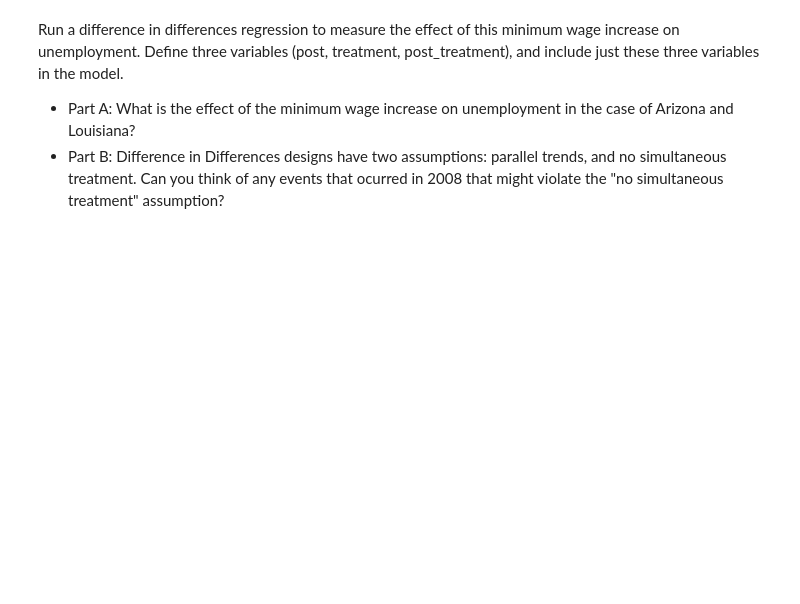
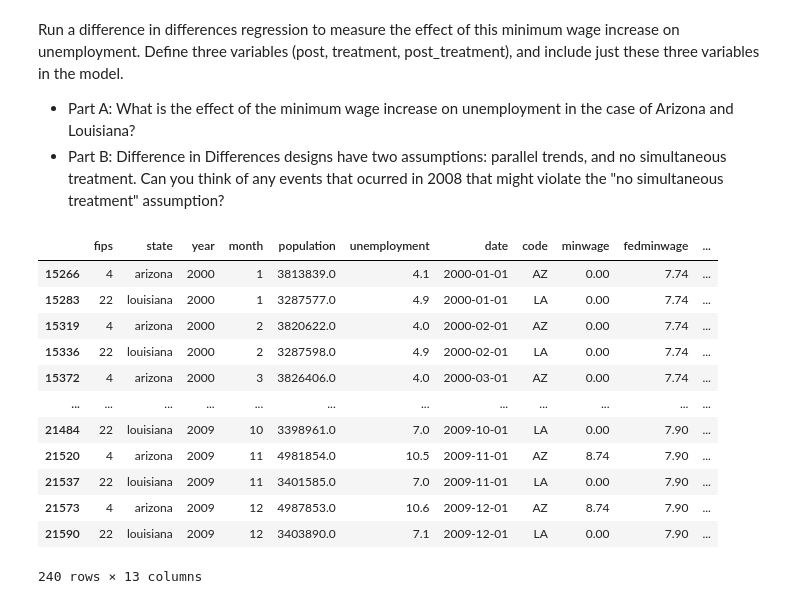
Before and after one commit to yourwilliam/PythonQM, a Jupyter notebook: notebooks/W08. Diff-in-Diff.ipynb, the cells around one changed output. Cells and saved outputs as stored; diff of their text form; code cells hidden in the pictures; blank space fills up the shorter version.

```diff
--- a/notebooks/W08. Diff-in-Diff.ipynb
+++ b/notebooks/W08. Diff-in-Diff.ipynb
@@ -339,3 +459,19 @@ Run a difference in differences regression to measure the effect of this minimum
 
 * Part A: What is the effect of the minimum wage increase on unemployment in the case of Arizona and Louisiana?
 * Part B: Difference in Differences designs have two assumptions: parallel trends, and no simultaneous treatment. Can you think of any events that ocurred in 2008 that might violate the "no simultaneous treatment" assumption?
+# %%
+did2
+# %% [output]
+|  | fips | state | year | month | population | unemployment | date | code | minwage | fedminwage | ... |
+| 15266 | 4 | arizona | 2000 | 1 | 3813839.0 | 4.1 | 2000-01-01 | AZ | 0.00 | 7.74 | ... |
+| 15283 | 22 | louisiana | 2000 | 1 | 3287577.0 | 4.9 | 2000-01-01 | LA | 0.00 | 7.74 | ... |
+| 15319 | 4 | arizona | 2000 | 2 | 3820622.0 | 4.0 | 2000-02-01 | AZ | 0.00 | 7.74 | ... |
+| 15336 | 22 | louisiana | 2000 | 2 | 3287598.0 | 4.9 | 2000-02-01 | LA | 0.00 | 7.74 | ... |
+| 15372 | 4 | arizona | 2000 | 3 | 3826406.0 | 4.0 | 2000-03-01 | AZ | 0.00 | 7.74 | ... |
+| ... | ... | ... | ... | ... | ... | ... | ... | ... | ... | ... | ... |
+| 21484 | 22 | louisiana | 2009 | 10 | 3398961.0 | 7.0 | 2009-10-01 | LA | 0.00 | 7.90 | ... |
+| 21520 | 4 | arizona | 2009 | 11 | 4981854.0 | 10.5 | 2009-11-01 | AZ | 8.74 | 7.90 | ... |
+| 21537 | 22 | louisiana | 2009 | 11 | 3401585.0 | 7.0 | 2009-11-01 | LA | 0.00 | 7.90 | ... |
+| 21573 | 4 | arizona | 2009 | 12 | 4987853.0 | 10.6 | 2009-12-01 | AZ | 8.74 | 7.90 | ... |
+| 21590 | 22 | louisiana | 2009 | 12 | 3403890.0 | 7.1 | 2009-12-01 | LA | 0.00 | 7.90 | ... |
+240 rows × 13 columns
```
Also changed, not shown: parts of 14 cells of this notebook.
